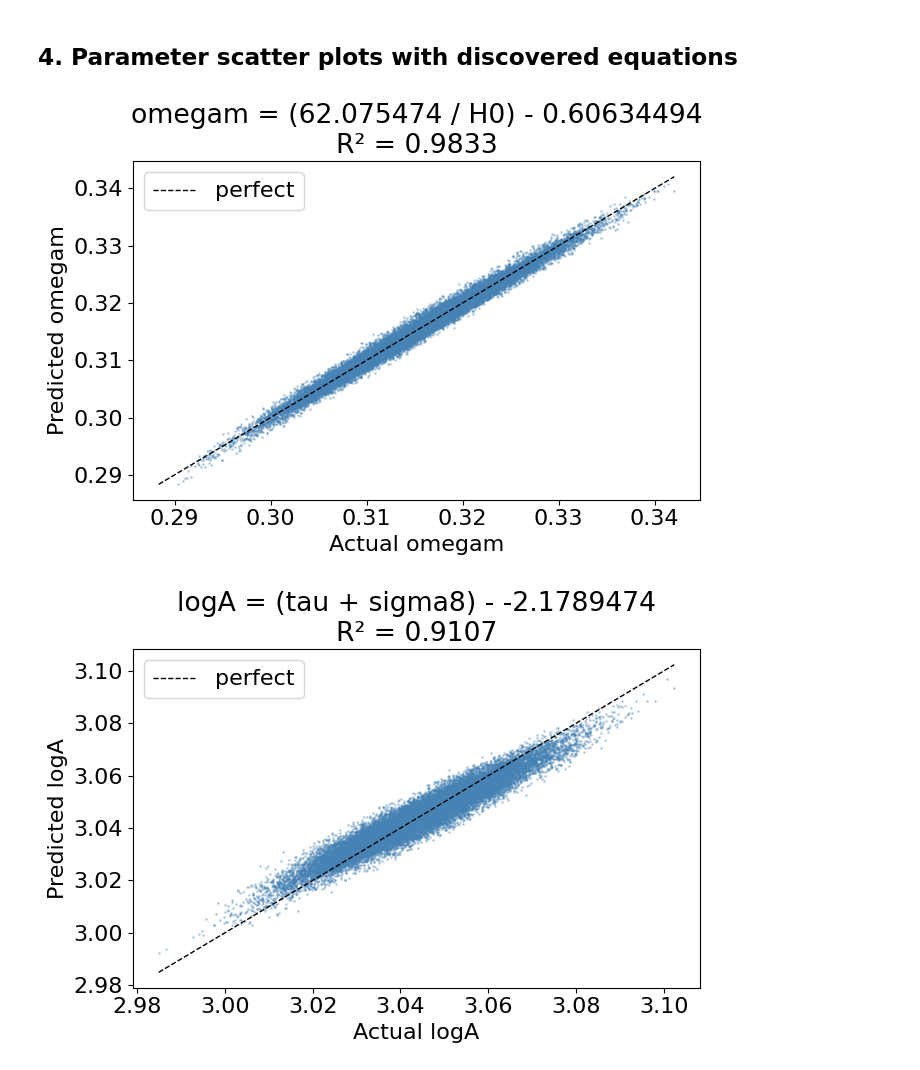
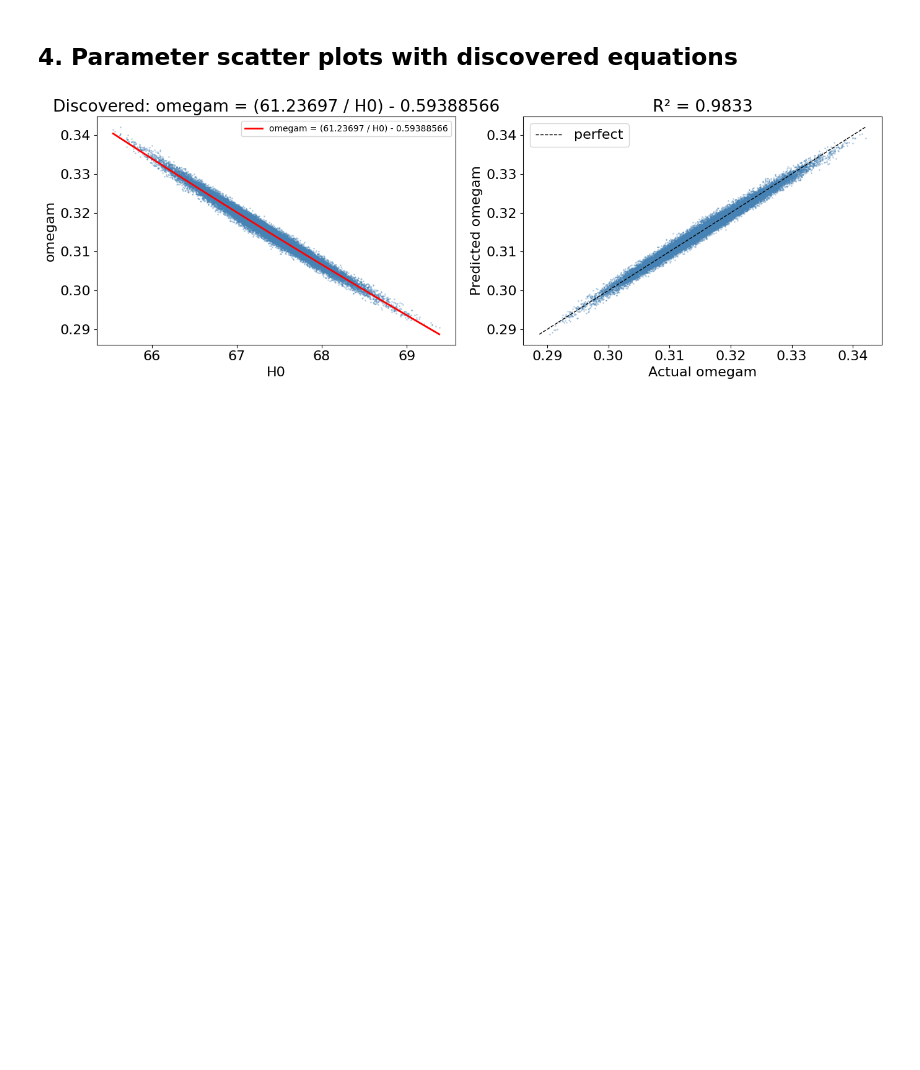
Before and after one commit to chaipattira/degen_detector, a Jupyter notebook: notebooks/planck_analysis.ipynb, the cells around one changed output. Cells and saved outputs as stored; diff of their text form; code cells hidden in the pictures; blank space fills up the shorter version.

```diff
--- a/notebooks/planck_analysis.ipynb
+++ b/notebooks/planck_analysis.ipynb
@@ -47,19 +50,24 @@ Means:
 ## 2. Run degeneracy detector
 # %%
 detector = DegenDetector(samples, target_params)
-results = detector.analyze_multi(
-    mi_threshold=0.3,
+results = detector.search_couplings(
+    params=target_params,  # explicit parameter list
+    coupling_depth=2,      # search for pairs
+    r2_threshold=0.95,     # early stop threshold
     niterations=100,
     max_complexity=15,
-    batching=True,  # Enable batching for large datasets
+    batching=True,
 )
 
-print(f'Groups found: {len(results.grouping.groups)}')
-for i, g in enumerate(results.grouping.groups):
-    print(f'  Group {i+1}: {g.param_names} (avg MI={g.avg_mi:.3f}, constraints={g.n_constraints})')
+print(f'Fits attempted: {results.n_fits_attempted}/{results.n_fits_total}')
+print(f'Early stop: {results.stopped_early}')
 
-print(f'\nDegeneracies found: {len(results.multi_degeneracies)}')
-for i, d in enumerate(results.multi_degeneracies):
-    print(f'  {i+1}. {d.fit.equation_str}')
-    print(f'     R² = {d.fit.r_squared:.4f}, complexity = {d.fit.complexity}')
+# Show all successful fits ranked by R²
+successful = [f for f in results.fits if f.fit is not None]
+successful.sort(key=lambda f: f.fit.r_squared, reverse=True)
+
+print(f'\nSuccessful fits: {len(successful)}')
+for i, cf in enumerate(successful):
+    print(f'  {i+1}. {cf.fit.equation_str}')
+    print(f'     R² = {cf.fit.r_squared:.4f}, MI = {cf.mi_score:.3f}')
 # %% [output]
@@ -176,8 +144,8 @@ Complexity  Loss       Score      Equation
 # %% [markdown]
 ## 3. Mutual Information Heatmap
 # %%
-mi = results.grouping.mi_result.mi_matrix
-names = results.grouping.mi_result.param_names
+mi = results.mi_result.mi_matrix
+names = results.mi_result.param_names
 
 fig, ax = plt.subplots(figsize=(10, 8))
 im = ax.imshow(mi, cmap='YlOrRd')
@@ -195,15 +163,15 @@ for i in range(len(names)):
 plt.colorbar(im, label='Mutual Information (nats)')
 ax.set_title('Pairwise Mutual Information — Planck 2018 ΛCDM')
 plt.tight_layout()
-#plt.savefig('../figures/mi_heatmap.pdf', dpi=150, bbox_inches='tight')
 plt.show()
 # %% [output]
 [figure]
 # %% [markdown]
 ## 4. Parameter scatter plots with discovered equations
 # %%
-for d in results.multi_degeneracies:
-    fit = d.fit
+# Plot top fits (successful fits already sorted by R² in previous cell)
+for cf in successful[:5]:  # Show top 5 fits
+    fit = cf.fit
 
     # Get input and target data
     target_idx = target_params.index(fit.target_name)
@@ -225,32 +193,31 @@ for d in results.multi_degeneracies:
                 label=fit.equation_str)
         ax.set_xlabel(fit.input_names[0])
         ax.set_ylabel(fit.target_name)
         ax.legend(fontsize=10)
         ax.set_title(f'Discovered: {fit.equation_str}')
 
         # Right: predicted vs actual
         ax = axes[1]
         ax.scatter(y_actual, y_pred, s=1, alpha=0.3, c='steelblue')
         lims = [min(y_actual.min(), y_pred.min()), max(y_actual.max(), y_pred.max())]
         ax.plot(lims, lims, 'k--', lw=1, label='perfect')
         ax.set_xlabel(f'Actual {fit.target_name}')
         ax.set_ylabel(f'Predicted {fit.target_name}')
         ax.set_title(f'R² = {fit.r_squared:.4f}')
         ax.legend()
 
     else:
         # Multi-input: predicted vs actual only
         fig, ax = plt.subplots(figsize=(7, 5))
         ax.scatter(y_actual, y_pred, s=1, alpha=0.3, c='steelblue')
         lims = [min(y_actual.min(), y_pred.min()), max(y_actual.max(), y_pred.max())]
         ax.plot(lims, lims, 'k--', lw=1, label='perfect')
         ax.set_xlabel(f'Actual {fit.target_name}')
         ax.set_ylabel(f'Predicted {fit.target_name}')
         ax.set_title(f'{fit.equation_str}\nR² = {fit.r_squared:.4f}')
         ax.legend()
 
     plt.tight_layout()
     plt.show()
 # %% [output]
-[figure, old version]
+[figure, new version]
-[figure, removed]
```
Also changed, not shown: parts of 3 cells of this notebook, 38 other files.
